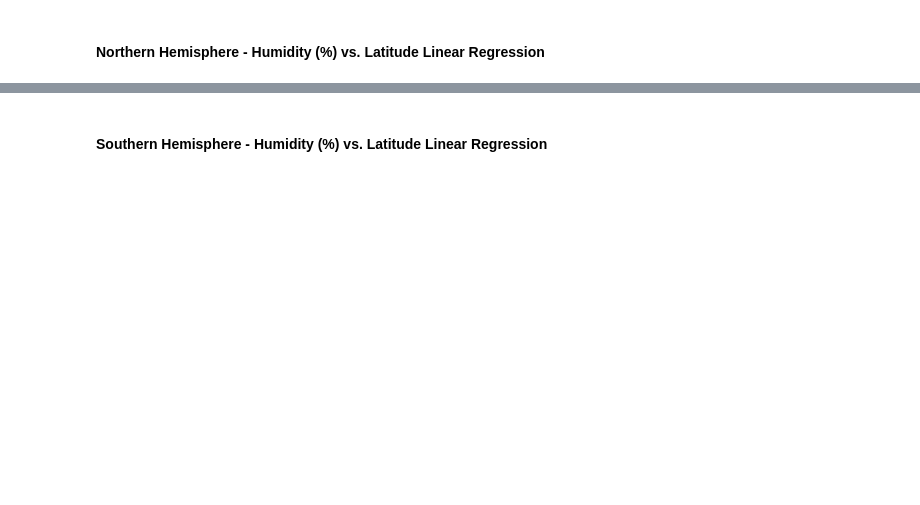
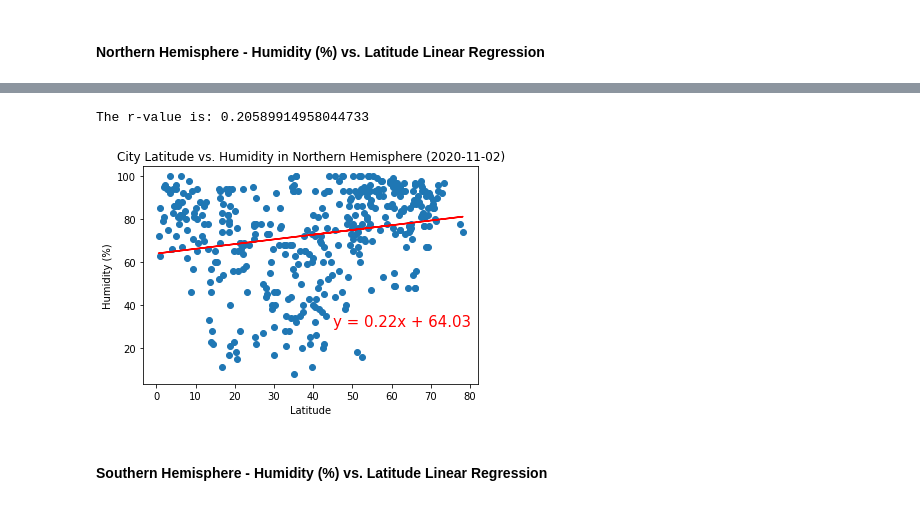
Before and after one commit to MarcyVampQueen/python-api-challenge, a Jupyter notebook: WeatherPy/WeatherPy.ipynb, the cells around one changed output, grey strips where cells are left out. Drawn from its saved outputs; the diff is of its cells as text; code cells hidden in the pictures; blank space fills up the shorter version.

```diff
--- a/WeatherPy/WeatherPy.ipynb
+++ b/WeatherPy/WeatherPy.ipynb
@@ -218,2 +265,23 @@ The r-value is: 0.000543987878808455
+# %%
+# Scatter plot values
+x_values = northern['Lat']
+y_values = northern['Humidity']
+# Linear Regression
+(slope, intercept, rvalue, pvalue, stderr) = linregress(x_values, y_values)
+print(f"The r-value is: {rvalue}")
+regress_values = x_values * slope + intercept
+line_eq = "y = " + str(round(slope,2)) + "x + " + str(round(intercept,2))
+plt.scatter(x_values,y_values)
+plt.plot(x_values,regress_values,"r-")
+plt.annotate(line_eq,(45,30),fontsize=15,color="red")
+# Make the plot nice
+plt.title(f"City Latitude vs. Humidity in Northern Hemisphere ({currentDate})")
+plt.xlabel('Latitude')
+plt.ylabel('Humidity (%)')
+plt.savefig("output_data/north_lat_vs_hum.png")
+plt.show()
+# %% [output]
+The r-value is: 0.20589914958044733
+[figure, added]
 # %% [markdown]
 ####  Southern Hemisphere - Humidity (%) vs. Latitude Linear Regression
```
Also changed, not shown: parts of 21 cells of this notebook, 8 other files.
